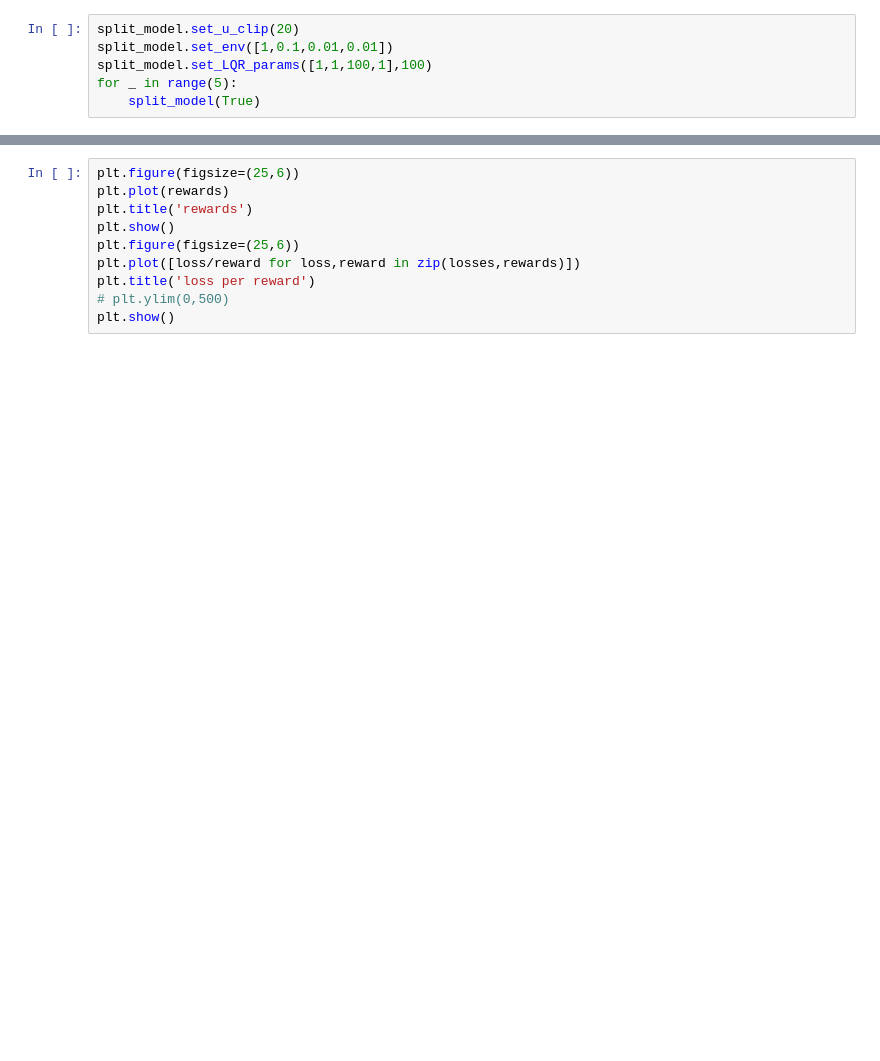
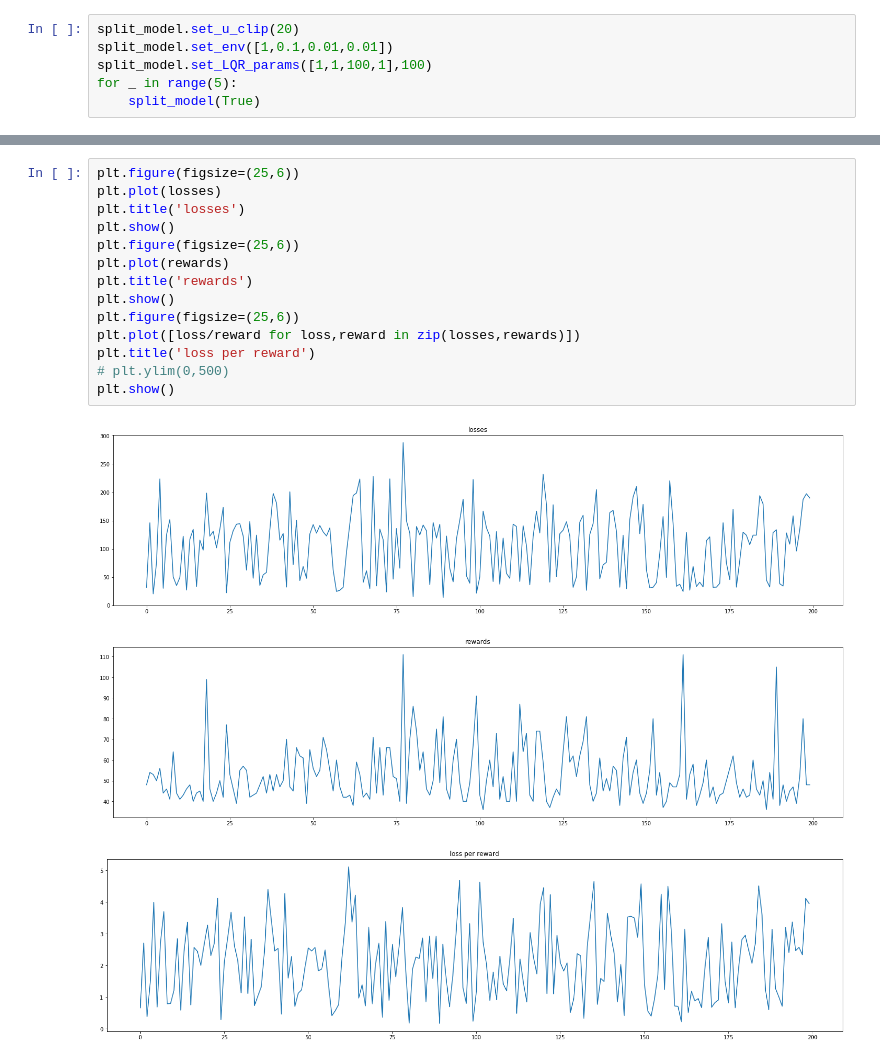
Before and after one commit to albalaka/DLQR, a Jupyter notebook: split_KF_params.ipynb, the cells around one changed output, grey strips where cells are left out. Drawn from its saved outputs; the diff is of its cells as text; blank space fills up the shorter version.

```diff
--- a/split_KF_params.ipynb
+++ b/split_KF_params.ipynb
@@ -646,13 +708,21 @@ plt.show()
 # %%
+plt.figure(figsize=(25,6))
+plt.plot(losses)
+plt.title('losses')
+plt.show()
 plt.figure(figsize=(25,6))
 plt.plot(rewards)
 plt.title('rewards')
 plt.show()
 plt.figure(figsize=(25,6))
 plt.plot([loss/reward for loss,reward in zip(losses,rewards)])
 plt.title('loss per reward')
 # plt.ylim(0,500)
 plt.show()
+# %% [output]
+[figure, added]
+[figure, added]
+[figure, added]
 # %%
 array_squared_errors = np.array(squared_errors)
 for i in range(0,1000,25):
```
Also changed, not shown: parts of 9 cells of this notebook.
